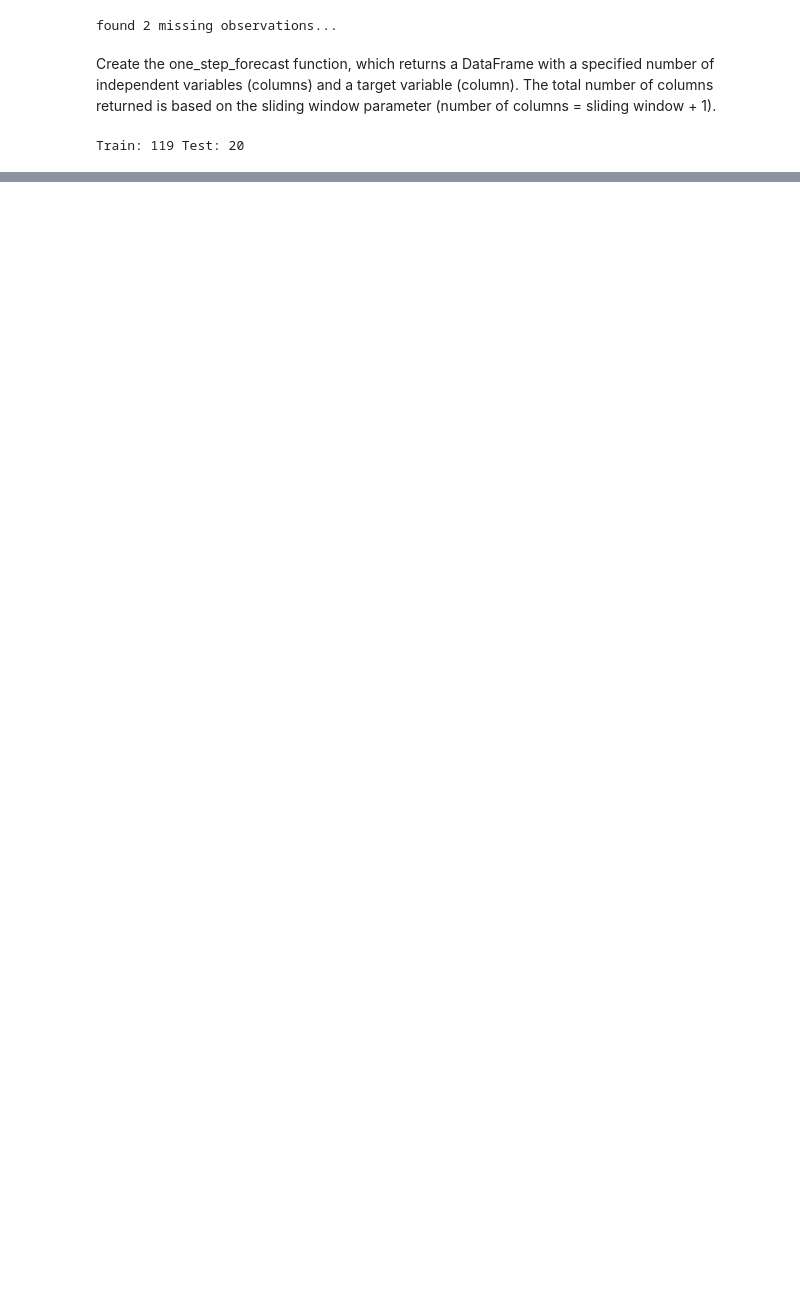
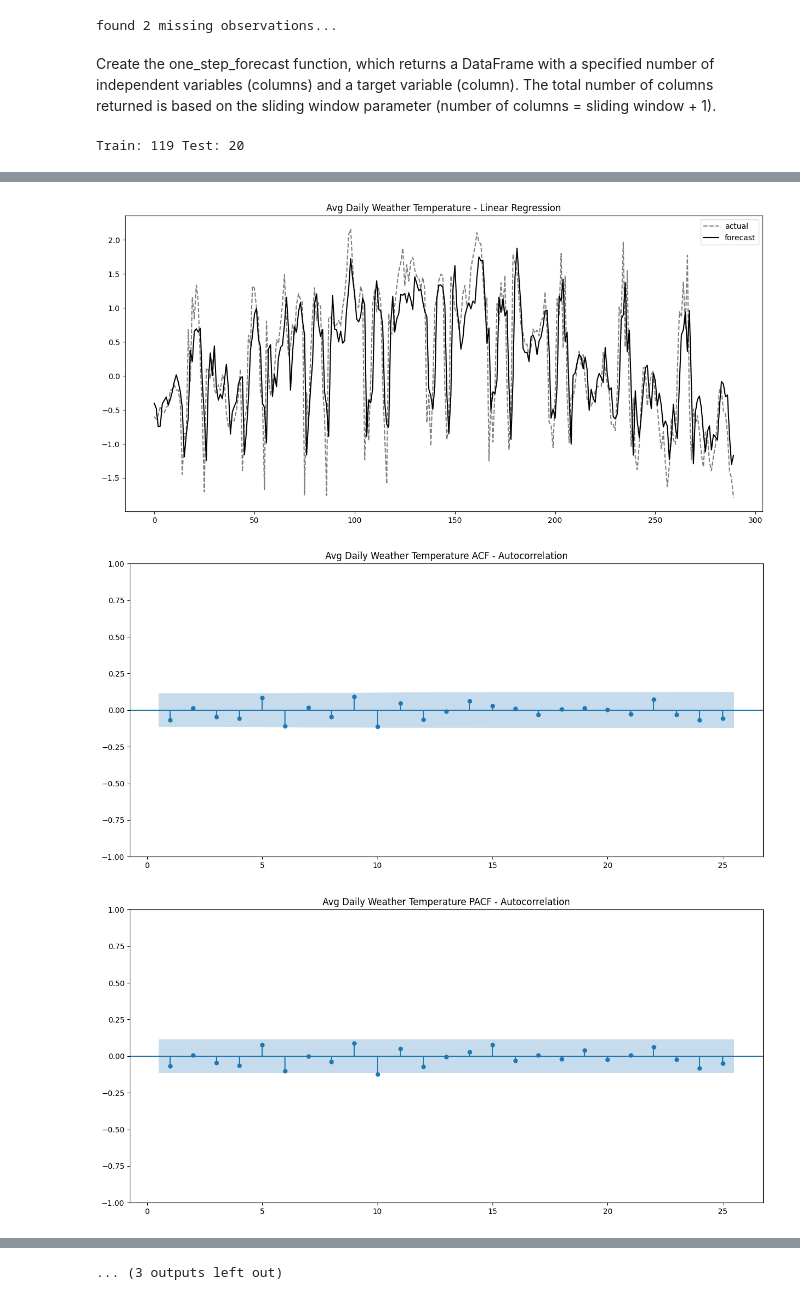
Before and after one commit to Jeremiah-Katumo/dsa, a Jupyter notebook: 3-time-series/10-forecasting-using-unsupervised-ml.ipynb, the cells around one changed output, grey strips where cells are left out. Cells and saved outputs as stored; diff of their text form; code cells hidden in the pictures; blank space fills up the shorter version.

Commit message:
forecasting using unsupervised ml

```diff
--- a/3-time-series/10-forecasting-using-unsupervised-ml.ipynb
+++ b/3-time-series/10-forecasting-using-unsupervised-ml.ipynb
@@ -136,0 +246,16 @@ df.head()
+# %%
+def train_different_models(train, test, regressors):
+    '''
+    train: train test
+    test: test set
+    regressors: list of different regression models
+    '''
+    results = []
+    for regressor_name, regressor in regressors.items():
+        results.append(train_model(train, test, regressor, regressor_name))
+
+    return results
+# %%
+en_results = train_different_models(train_en_stnd, test_en_stnd, regressors)
+air_results = train_different_models(train_air_stnd, test_air_stnd, regressors)
+dw_results = train_different_models(train_dw_stnd, test_dw_stnd, regressors)
@@ -136,0 +302,6 @@ df.head()
+# %%
+cols = ['Model Name', 'RMSE', 'MAPE', 'MASE']
+
+dw_results = pd.DataFrame(dw_results)
+
+dw_results[cols].sort_values('MASE')
@@ -136,0 +315,27 @@ df.head()
+# %%
+from statsmodels.graphics.tsaplots import plot_acf, plot_pacf
+
+# Evaluate model performance
+def plot_results(cols, results, data_name):
+    '''
+    cols: list of columns names,
+    results: list of results
+    data_name: name of the data
+    '''
+    for row in results[cols].iterrows():
+        yhat, resid, actual, name = row[1]
+
+        plt.title(f'{data_name} - {name}')
+        plt.plot(actual, 'k--', alpha=.5)
+        plt.plot(yhat, 'k')
+        plt.legend(['actual', 'forecast'])
+        plot_acf(resid, zero=False, title=f'{data_name} ACF - Autocorrelation')
+        plot_pacf(resid, zero=False, title=f'{data_name} PACF - Autocorrelation')
+        plt.show()
+# %%
+cols = ['yhat', 'resid', 'actual', 'Model Name']
+plot_results(cols, dw_results, 'Avg Daily Weather Temperature')
+# %% [output]
+[figure, added]
+[figure, added]
+[figure, added]
@@ -136,0 +351 @@ df.head()
+... (3 outputs left out)
```
Also changed, not shown: parts of 42 cells of this notebook, 1 other file.
